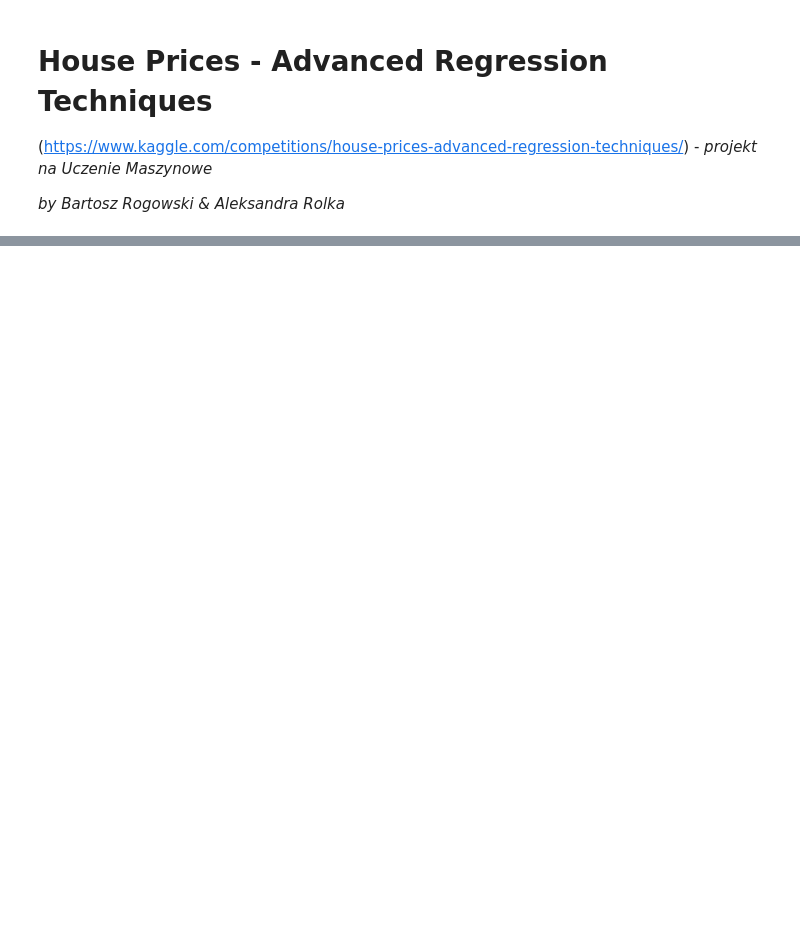
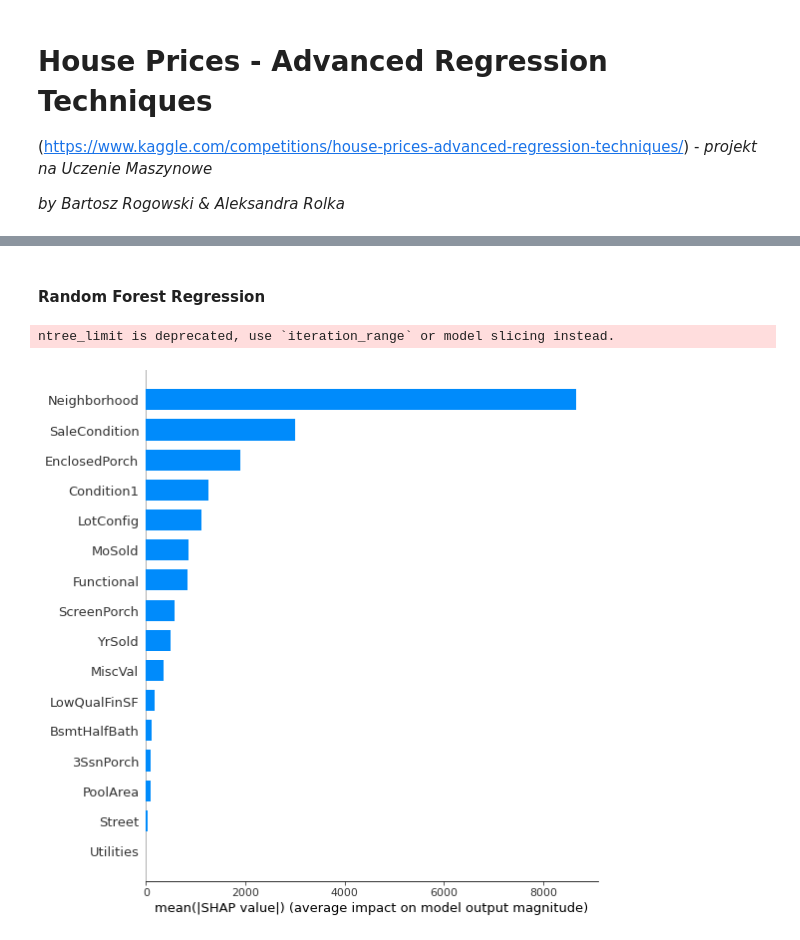
Before and after one commit to AleksandraRolka/ML-kaggle-challenge, a Jupyter notebook: HousePricesPrediction_project.ipynb, the cells around one changed output, grey strips where cells are left out. Saved outputs shown, nothing was run; the diff lists cells and outputs as text; code cells hidden in the pictures; blank space fills up the shorter version.

```diff
--- a/HousePricesPrediction_project.ipynb
+++ b/HousePricesPrediction_project.ipynb
@@ -173,0 +235,6 @@ Root mean squarred error is :  80066.3809404609
+# %%
+from sklearn.linear_model import Lasso
+
+regular_lasso_model = Lasso(alpha=0.005, max_iter=50000)
+regular_lasso_model.fit(train_data_X, train_data_Y)
+predicted = regular_lasso_model.predict(test_data_X)
@@ -173,0 +426,8 @@ Root mean squarred error is :  80066.3809404609
+# %% [markdown]
+#### Random Forest Regression
+# %%
+shap_values = shap.TreeExplainer(xgb_model).shap_values(train_data_X)
+shap.summary_plot(shap_values, train_data_X, plot_type="bar")
+# %% [output]
+ntree_limit is deprecated, use `iteration_range` or model slicing instead.
+[figure, added]
```
Also changed, not shown: parts of 69 cells of this notebook, 4 other files.
